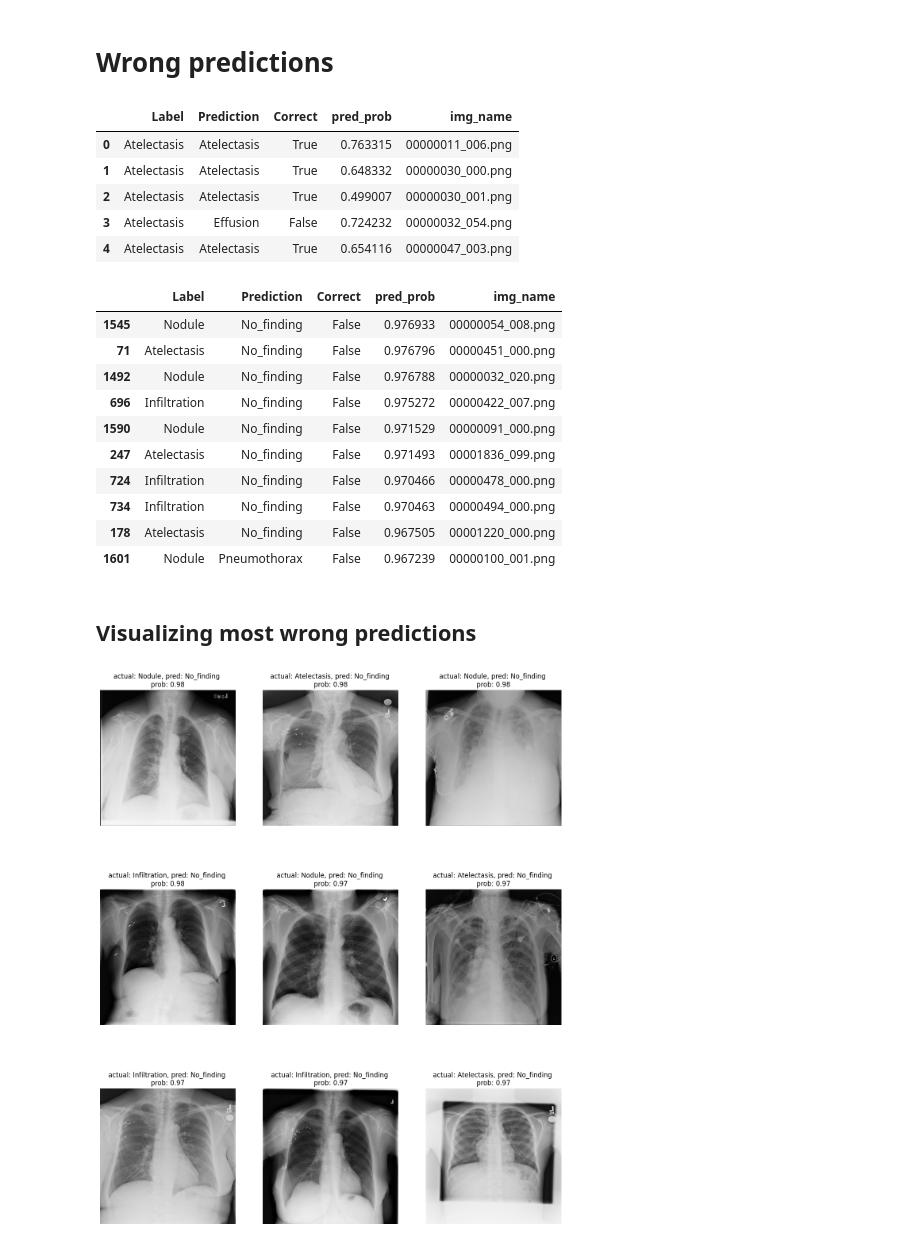
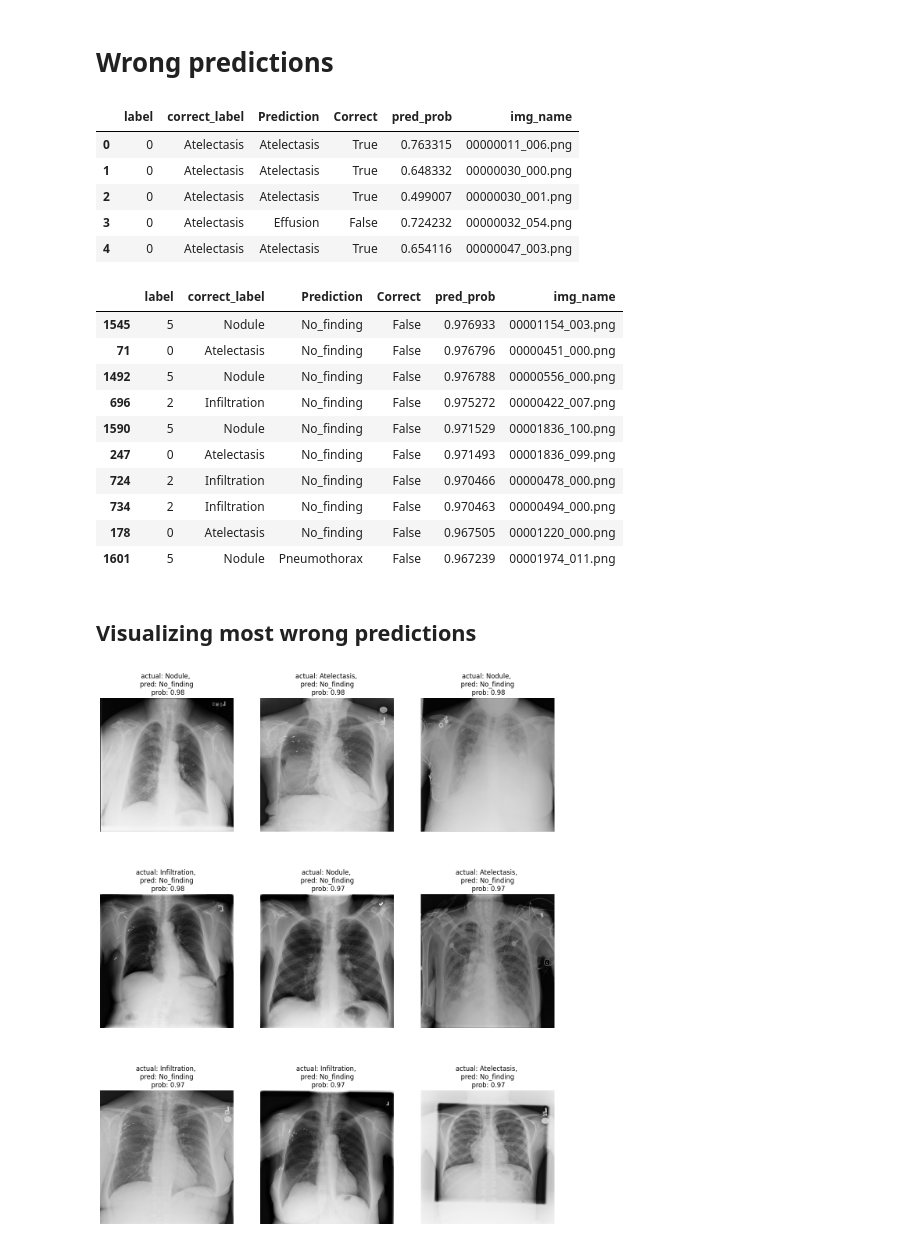
Before and after one commit to Pie98/Chest_X_rays, a Jupyter notebook: 5_results/results_evaluation.ipynb, the cells around one changed output. Drawn from its saved outputs; the diff is of its cells as text; code cells hidden in the pictures.

```diff
--- a/5_results/results_evaluation.ipynb
+++ b/5_results/results_evaluation.ipynb
@@ -31,7 +31,7 @@ test_data_1 = tf.keras.preprocessing.image_dataset_from_directory(test_dir,
 Found 2030 files belonging to 7 classes.
 Found 2030 files belonging to 7 classes.
 # %%
-class_names = train_data.class_names
+class_names = test_data.class_names
 class_names
 # %% [output]
 ['Atelectasis',
@@ -147,12 +135,13 @@ Infiltrations and nodules are often confused with no finding.
 # Wrong predictions
 # %%
 img_names = []
-for directory in os.listdir(test_dir):
+for directory in class_names:
     for img in os.listdir(test_dir + "\\" + directory):
         img_names.append(img)
 # %%
 results_dict = {
-                'Label': [class_names[i] for i in test_labels],
+                'label': test_labels, # use test labels as 'label
+                'correct_label': [class_names[i] for i in test_labels],
                 'Prediction': [class_names[i] for i in test_predictions],
                 'Correct': [class_names[i] == class_names[j] for i, j in zip(test_labels, test_predictions)],
                 'pred_prob': [max(i) for i in test_pred_probs],
@@ -161,27 +150,27 @@ results_dict = {
 results_df = pd.DataFrame(results_dict)
 results_df.head()
 # %% [output]
-|  | Label | Prediction | Correct | pred_prob | img_name |
-| 0 | Atelectasis | Atelectasis | True | 0.763315 | 00000011_006.png |
-| 1 | Atelectasis | Atelectasis | True | 0.648332 | 00000030_000.png |
-| 2 | Atelectasis | Atelectasis | True | 0.499007 | 00000030_001.png |
-| 3 | Atelectasis | Effusion | False | 0.724232 | 00000032_054.png |
-| 4 | Atelectasis | Atelectasis | True | 0.654116 | 00000047_003.png |
+|  | label | correct_label | Prediction | Correct | pred_prob | img_name |
+| 0 | 0 | Atelectasis | Atelectasis | True | 0.763315 | 00000011_006.png |
+| 1 | 0 | Atelectasis | Atelectasis | True | 0.648332 | 00000030_000.png |
+| 2 | 0 | Atelectasis | Atelectasis | True | 0.499007 | 00000030_001.png |
+| 3 | 0 | Atelectasis | Effusion | False | 0.724232 | 00000032_054.png |
+| 4 | 0 | Atelectasis | Atelectasis | True | 0.654116 | 00000047_003.png |
 # %%
 wrong_results_df = results_df[results_df['Correct'] == False].sort_values(['pred_prob'], ascending=False)
 wrong_results_df.head(10)
 # %% [output]
-|  | Label | Prediction | Correct | pred_prob | img_name |
-| 1545 | Nodule | No_finding | False | 0.976933 | 00000054_008.png |
-| 71 | Atelectasis | No_finding | False | 0.976796 | 00000451_000.png |
-| 1492 | Nodule | No_finding | False | 0.976788 | 00000032_020.png |
-| 696 | Infiltration | No_finding | False | 0.975272 | 00000422_007.png |
-| 1590 | Nodule | No_finding | False | 0.971529 | 00000091_000.png |
-| 247 | Atelectasis | No_finding | False | 0.971493 | 00001836_099.png |
-| 724 | Infiltration | No_finding | False | 0.970466 | 00000478_000.png |
-| 734 | Infiltration | No_finding | False | 0.970463 | 00000494_000.png |
-| 178 | Atelectasis | No_finding | False | 0.967505 | 00001220_000.png |
-| 1601 | Nodule | Pneumothorax | False | 0.967239 | 00000100_001.png |
+|  | label | correct_label | Prediction | Correct | pred_prob | img_name |
+| 1545 | 5 | Nodule | No_finding | False | 0.976933 | 00001154_003.png |
+| 71 | 0 | Atelectasis | No_finding | False | 0.976796 | 00000451_000.png |
+| 1492 | 5 | Nodule | No_finding | False | 0.976788 | 00000556_000.png |
+| 696 | 2 | Infiltration | No_finding | False | 0.975272 | 00000422_007.png |
+| 1590 | 5 | Nodule | No_finding | False | 0.971529 | 00001836_100.png |
+| 247 | 0 | Atelectasis | No_finding | False | 0.971493 | 00001836_099.png |
+| 724 | 2 | Infiltration | No_finding | False | 0.970466 | 00000478_000.png |
+| 734 | 2 | Infiltration | No_finding | False | 0.970463 | 00000494_000.png |
+| 178 | 0 | Atelectasis | No_finding | False | 0.967505 | 00001220_000.png |
+| 1601 | 5 | Nodule | Pneumothorax | False | 0.967239 | 00001974_011.png |
 # %% [markdown]
 ## Visualizing most wrong predictions
 # %%
@@ -193,14 +182,14 @@ def find_image(img_name):
 # %%
 #Visualize some of the most wrong examples
 images_to_view = 9
 start_index = 0 # change the start index to view more
 plt.figure(figsize=(15, 25))
 for i, row in enumerate(wrong_results_df[start_index:start_index+images_to_view].itertuples()):
     plt.subplot(4, 3, i+1)
-    _, label, prediction, _, pred_prob, img_name = row # only interested in a few parameters of each row
+    _,_, label, prediction, _, pred_prob, img_name = row # only interested in a few parameters of each row
     img = find_image(img_name)
     plt.imshow(img/255.)
-    plt.title(f"actual: {label}, pred: {prediction} \nprob: {pred_prob:.2f}")
+    plt.title(f"actual: {label}, \n pred: {prediction} \n prob: {pred_prob:.2f}")
     plt.axis(False)
 # %% [output]
-[figure, old version]
+[figure, new version]
```
Also changed, not shown: parts of 3 cells of this notebook.
